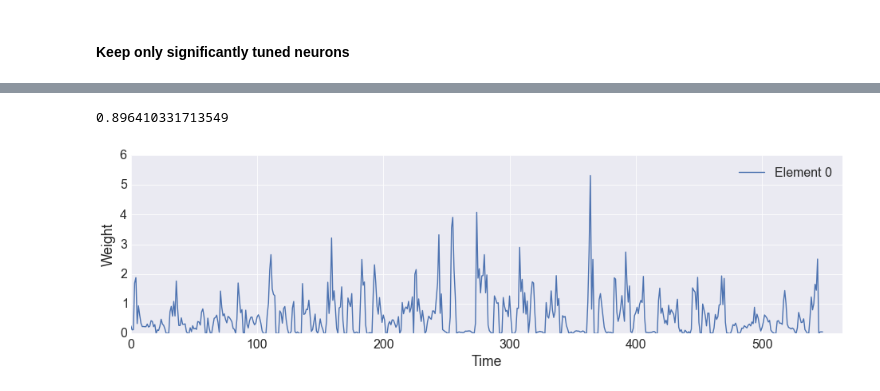
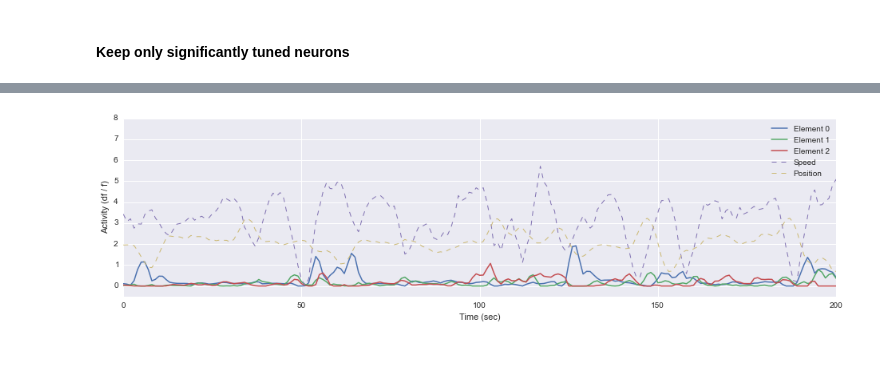
Before and after one commit to clarafy/covariance-dictionary, a Jupyter notebook: mouse_data.ipynb, the cells around one changed output, grey strips where cells are left out. Cells and saved outputs as stored; diff of their text form; code cells hidden in the pictures; blank space fills up the shorter version.

```diff
--- a/mouse_data.ipynb
+++ b/mouse_data.ipynb
@@ -161,3 +157,10 @@ X = np.vstack([np.cov(ts[:, i : i + win])[np.triu_indices(n)] for i in np.arange
+# %%
+reg_names = ['speed', 'corPos']
+reg_idx = [np.where(name == covariates.keys())[0][0] for name in reg_names]
+n_reg = len(reg_names)
+regressors = np.vstack([np.mean(covariates.loc[i : i + win, :], axis=0)
+                        for i in np.arange(0, n_samp - win, shift * win)])
+reg = regressors[:, reg_idx]
 # %%
 k = 3 # number of dictionary elements
 reload(covdict)
@@ -173,7 +175,0 @@ Iter: 157. Objective: 0.842510.
-# %%
-k = 3 # number of dictionary elements
-als = covdict.CovarianceDictionary(k=k, method='als', verbose=True, time=True,
-                                   nls_beta=0.8, psdls_beta=0.8, max_iter=10)
-t = time.time()
-Wals = als.fit_transform(X)
-print str(time.time() - t) + ' seconds'
@@ -219,15 +187,23 @@ plt.plot(covariates.corPos / 8, '--r', alpha=0.5, linewidth=0.8);
-# %%
-np.corrcoef(als.dictionary[:, 1], admm.dictionary[:, 1])[0, 1]
-# %% [output]
-0.896410331713549
-# %%
-sns.set_style('darkgrid')
-plt.figure(figsize=(16, 4));
-
-plt.plot(Wals[0, :].T);
-plt.xlim(0, n_win);
-plt.xlabel('Time');
-plt.ylabel('Weight');
-plt.legend(['Element ' + str(i) for i in range(k)]);
-# %% [output]
-[figure, removed]
+# %%
+n = sum(active) # number of active neurons
+ts = np.array(timeseries.loc[active, :])
+n_samp = ts.shape[1] # number of samples
+
+view = 200
+
+def disp(start):
+
+    sns.set_style('darkgrid')
+    plt.figure(figsize=(16, 4));
+
+    plt.plot(Wadmm.T, linewidth=1.5);
+    plt.plot(reg / 8, '--', linewidth=1);
+    plt.xlabel('Time (sec)');
+    plt.ylabel('Activity (df / f)');
+    plt.xlim(start, start + view);
+    plt.ylim(-0.5, 8);
+    plt.legend(['Element ' + str(i) for i in range(k)] + ['Speed', 'Position']);
+
+widgets.interact(disp, start = (0, n_win - view, view / 10));
+# %% [output]
+[figure, added]
```
Also changed, not shown: parts of 13 cells of this notebook, 1 other file.
